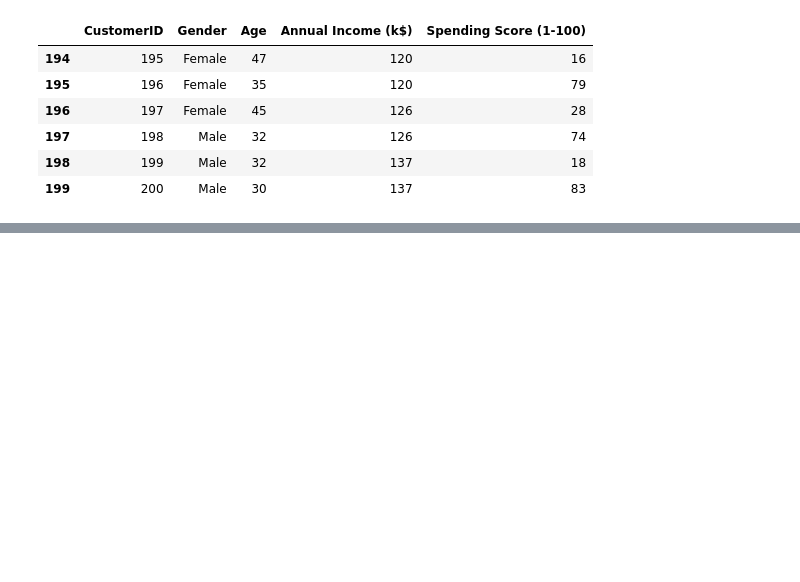
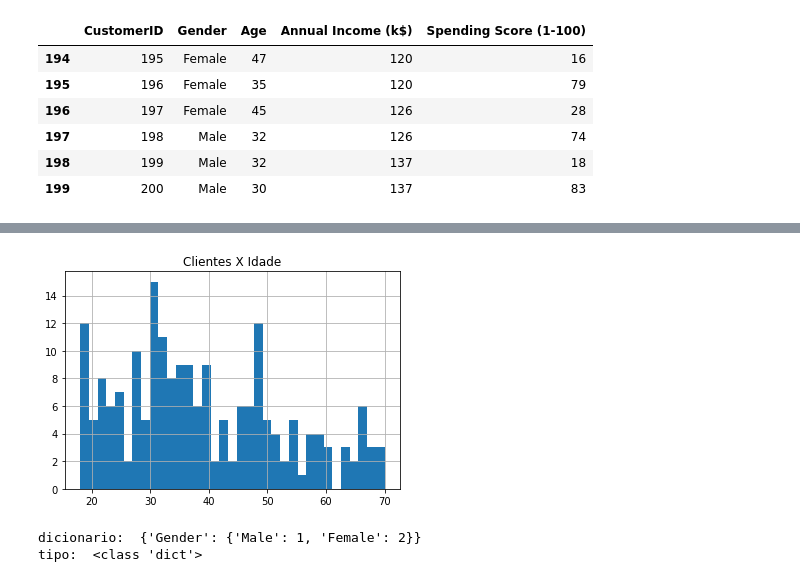
Before and after one commit to Oiapokxui/IGTI, a Jupyter notebook: Mod1/Cap1.8.ipynb, the cells around one changed output, grey strips where cells are left out. Drawn from its saved outputs; the diff is of its cells as text; code cells hidden in the pictures; blank space fills up the shorter version.

```diff
--- a/Mod1/Cap1.8.ipynb
+++ b/Mod1/Cap1.8.ipynb
@@ -230,0 +241,18 @@ rendaAnualOutliers
+# %%
+# Constroi um histograma em cima do dataframe, selecionando a
+# coluna de dados e o número de classes a serem formadas
+mCost.hist('Age', bins = 35)
+plt.title('Clientes X Idade');
+# %% [output]
+[figure, added]
+# %%
+# .select_dtypes permite criar um dataframe apenas com as colunas
+# cujos tipos foram selecionados, nesse caso: Strings, que são `objects`
+genders = mCost.select_dtypes(include = ['object'])
+# Cria um dicionário que mapeia Gender para Male ou Female e
+# male para 1 e female para 2
+dicio = {'Gender' : {'Male' : 1, 'Female' : 2}}
+print('dicionario: ', dicio, '\ntipo: ', str(type(dicio)))
+# %% [output]
+dicionario:  {'Gender': {'Male': 1, 'Female': 2}}
+tipo:  <class 'dict'>
```
Also changed, not shown: parts of 11 cells of this notebook.
